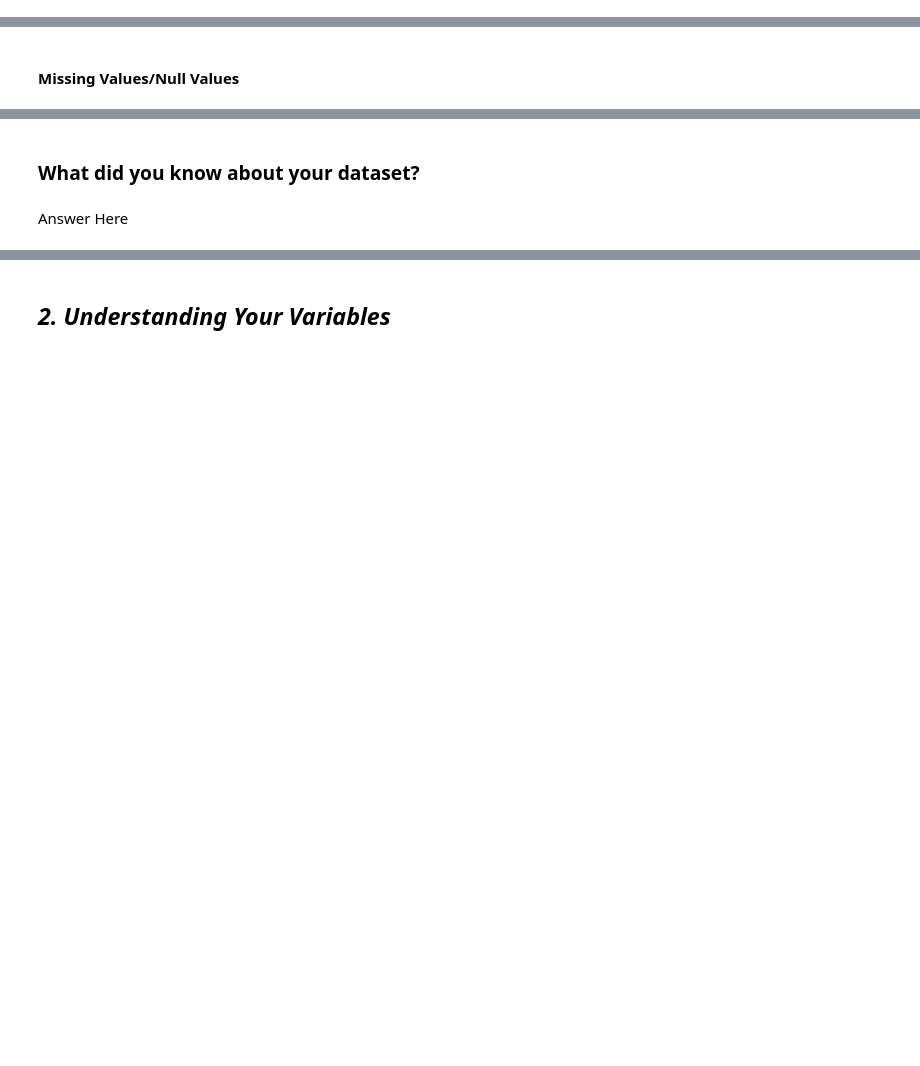
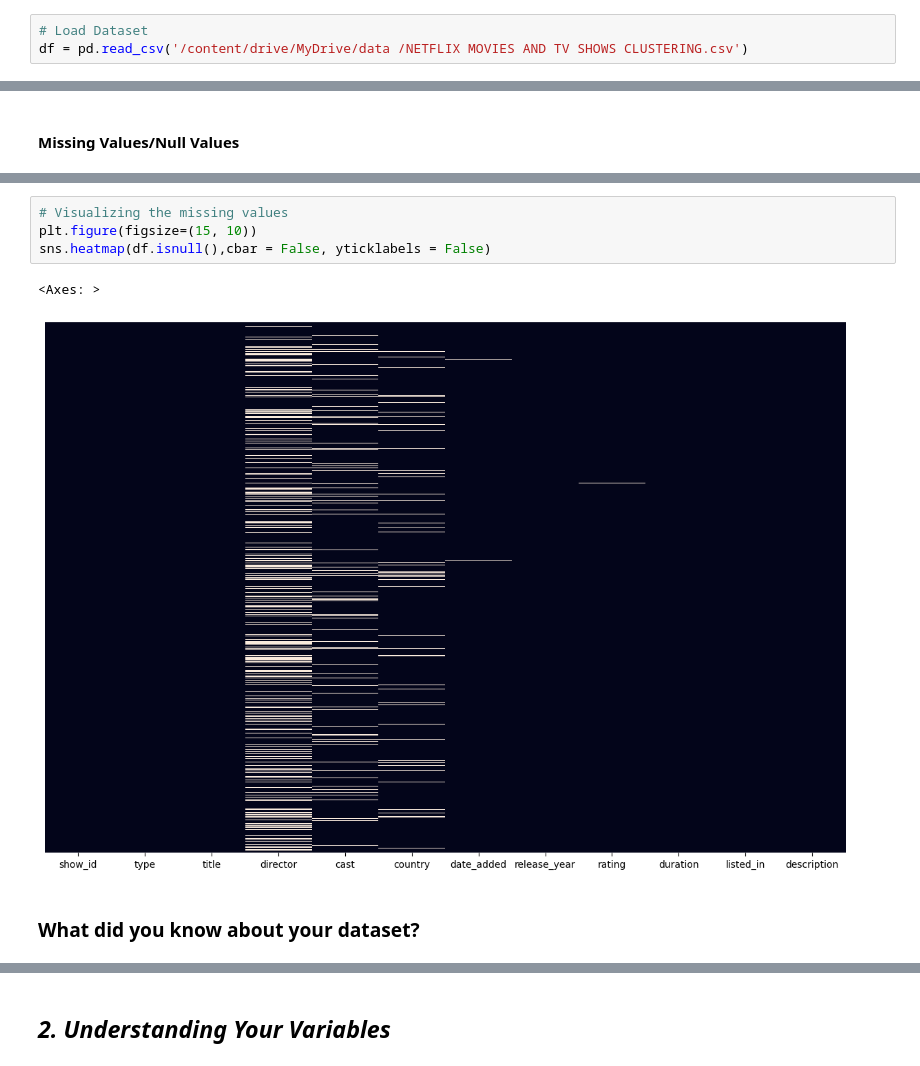
Before and after one commit to DevanshA2511/Netflix-Movies-And-TV-Shows-Clustering-Project, a Jupyter notebook: Netflix_Movies_And_TV_Shows_Clustering_Project.ipynb, the cells around one changed output, grey strips where cells are left out. Cells and saved outputs as stored; diff of their text form; blank space fills up the shorter version.

```diff
--- a/Netflix_Movies_And_TV_Shows_Clustering_Project.ipynb
+++ b/Netflix_Movies_And_TV_Shows_Clustering_Project.ipynb
@@ -88,3 +52,6 @@ M - Multivariate Analysis
+# %%
+# Load Dataset
+df = pd.read_csv('/content/drive/MyDrive/data /NETFLIX MOVIES AND TV SHOWS CLUSTERING.csv')
 # %% [markdown]
 ### Dataset First View
 # %%
@@ -110,4 +137,9 @@ M - Multivariate Analysis
+# %%
+# Visualizing the missing values
+plt.figure(figsize=(15, 10))
+sns.heatmap(df.isnull(),cbar = False, yticklabels = False)
+# %% [output]
+<Axes: >
+[figure, added]
 # %% [markdown]
 ### What did you know about your dataset?
-# %% [markdown]
-Answer Here
```
Also changed, not shown: parts of 33 cells of this notebook.
